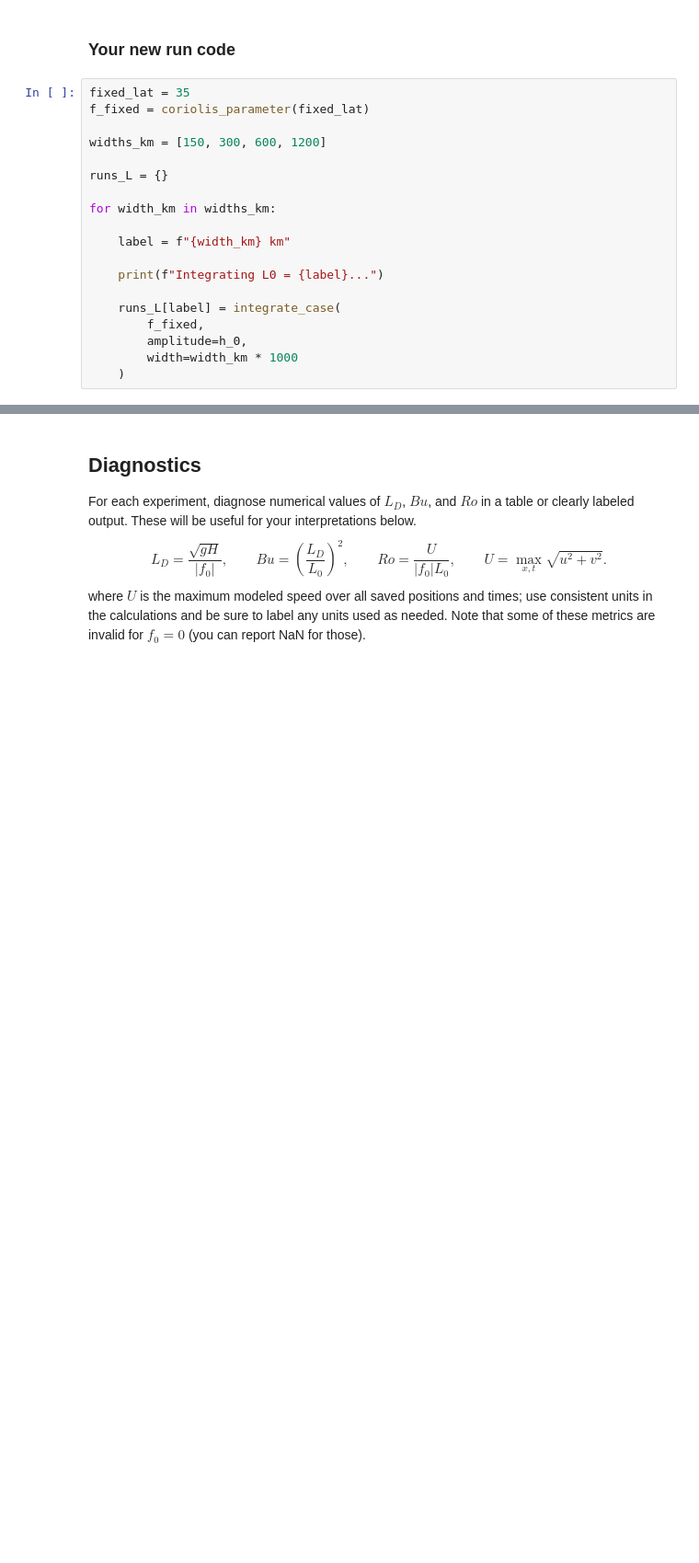
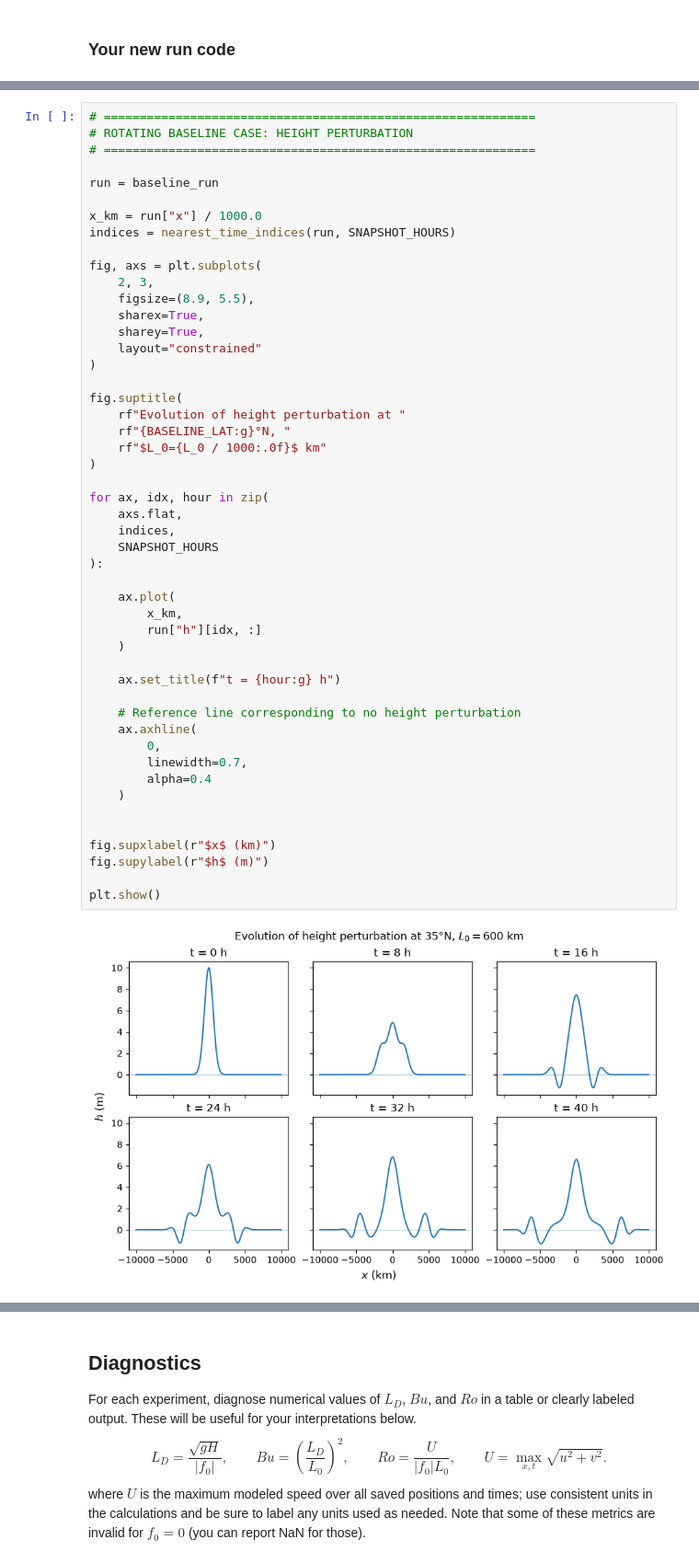
Before and after one commit to Chely-beep/METR5003, a Jupyter notebook: lab2_geostrophic_adjustment.ipynb, the cells around one changed output, grey strips where cells are left out. Shown at 92% size. Cells and saved outputs as stored; diff of their text form; blank space fills up the shorter version.

```diff
--- a/lab2_geostrophic_adjustment.ipynb
+++ b/lab2_geostrophic_adjustment.ipynb
@@ -252,22 +252,3 @@ Integrating 35.0°N ...
 Integrating 60.0°N ...
 # %% [markdown]
 ### Your new run code
-# %%
-fixed_lat = 35
-f_fixed = coriolis_parameter(fixed_lat)
-
-widths_km = [150, 300, 600, 1200]
-
-runs_L = {}
-
-for width_km in widths_km:
-
-    label = f"{width_km} km"
-
-    print(f"Integrating L0 = {label}...")
-
-    runs_L[label] = integrate_case(
-        f_fixed,
-        amplitude=h_0,
-        width=width_km * 1000
-    )
@@ -639,0 +394,51 @@ Here are some example plot ideas, which may be helpful.
+# %%
+# ============================================================
+# ROTATING BASELINE CASE: HEIGHT PERTURBATION
+# ============================================================
+
+run = baseline_run
+
+x_km = run["x"] / 1000.0
+indices = nearest_time_indices(run, SNAPSHOT_HOURS)
+
+fig, axs = plt.subplots(
+    2, 3,
+    figsize=(8.9, 5.5),
+    sharex=True,
+    sharey=True,
+    layout="constrained"
+)
+
+fig.suptitle(
+    rf"Evolution of height perturbation at "
+    rf"{BASELINE_LAT:g}°N, "
+    rf"$L_0={L_0 / 1000:.0f}$ km"
+)
+
+for ax, idx, hour in zip(
+    axs.flat,
+    indices,
+    SNAPSHOT_HOURS
+):
+
+    ax.plot(
+        x_km,
+        run["h"][idx, :]
+    )
+
+    ax.set_title(f"t = {hour:g} h")
+
+    # Reference line corresponding to no height perturbation
+    ax.axhline(
+        0,
+        linewidth=0.7,
+        alpha=0.4
+    )
+
+
+fig.supxlabel(r"$x$ (km)")
+fig.supylabel(r"$h$ (m)")
+
+plt.show()
+# %% [output]
+[figure, added]
```
Also changed, not shown: parts of 24 cells of this notebook.
